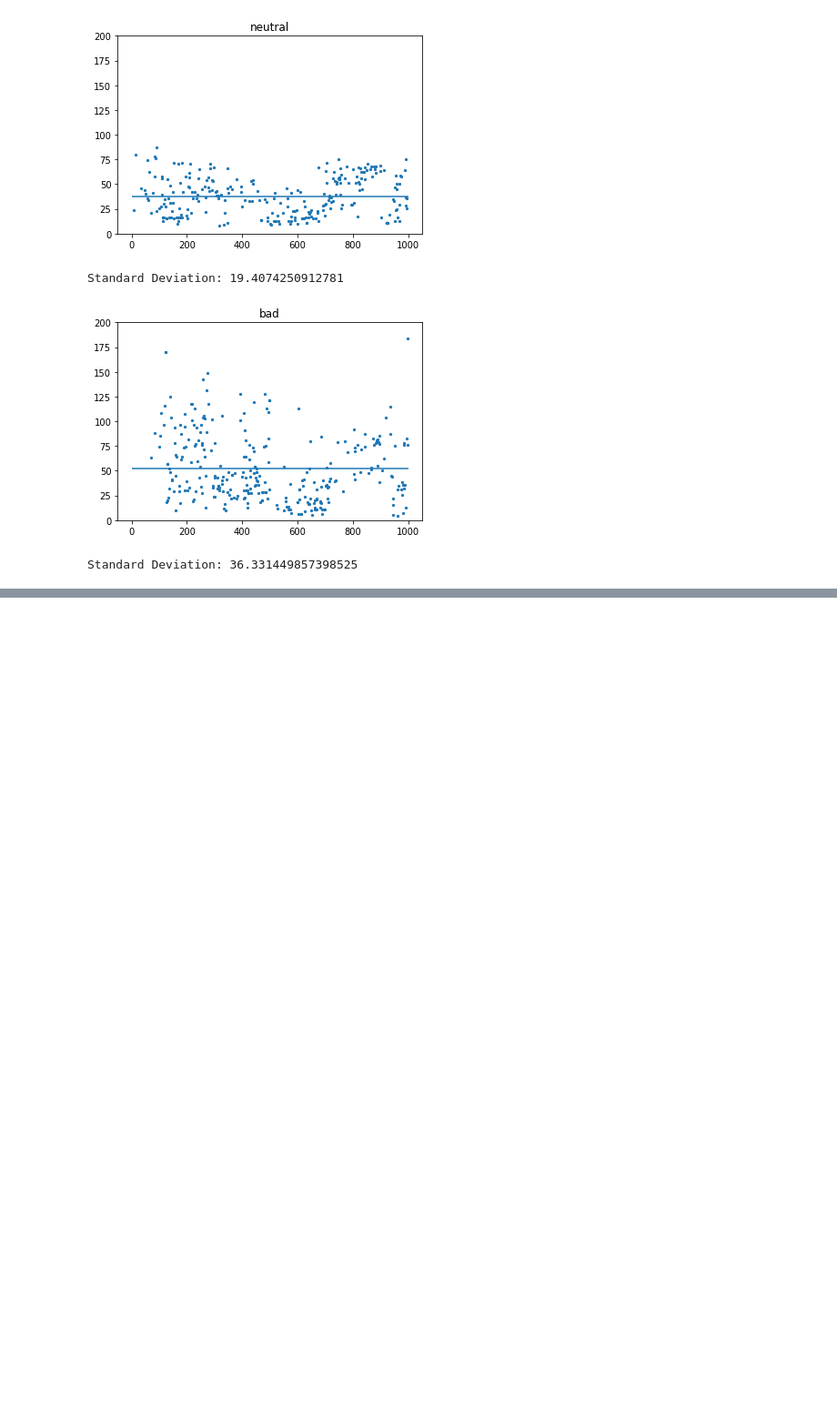
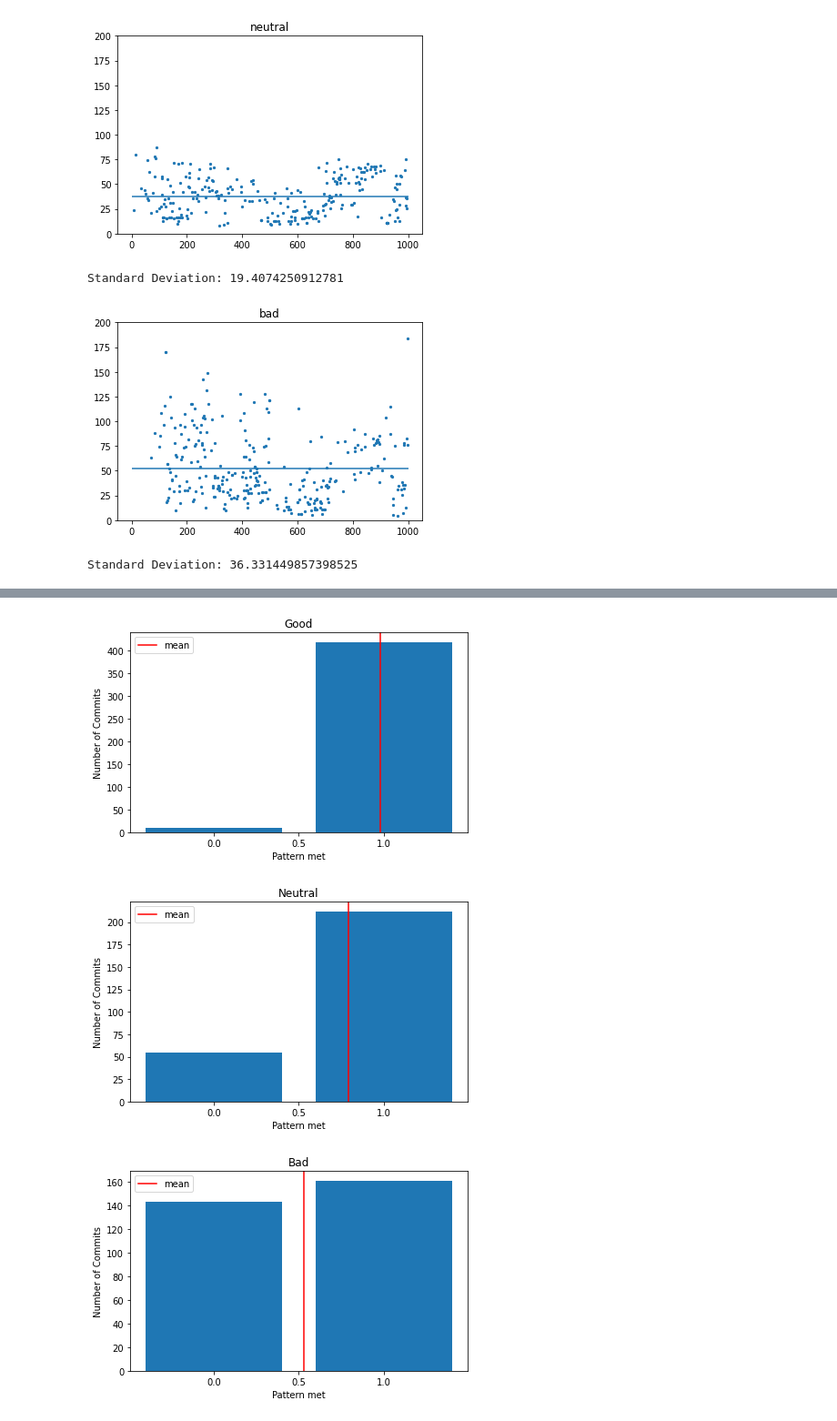
Before and after one commit to jeankhechfe/commit-quality, a Jupyter notebook: jupyter_notebook/display_results_message_only.ipynb, the cells around one changed output, grey strips where cells are left out. Shown at 91% size. Saved outputs shown, nothing was run; the diff lists cells and outputs as text; code cells hidden in the pictures; blank space fills up the shorter version.

```diff
--- a/jupyter_notebook/display_results_message_only.ipynb
+++ b/jupyter_notebook/display_results_message_only.ipynb
@@ -108,0 +149,12 @@ Standard Deviation: 36.331449857398525
+# %%
+x1 = data_good['verb_direct_obj']
+x2 = data_neutral['verb_direct_obj']
+x3 = data_bad['verb_direct_obj']
+
+drow_histogram_2(x1, 'Good')
+drow_histogram_2(x2, 'Neutral')
+drow_histogram_2(x3, 'Bad')
+# %% [output]
+[figure, added]
+[figure, added]
+[figure, added]
```
Also changed, not shown: parts of 5 cells of this notebook.
